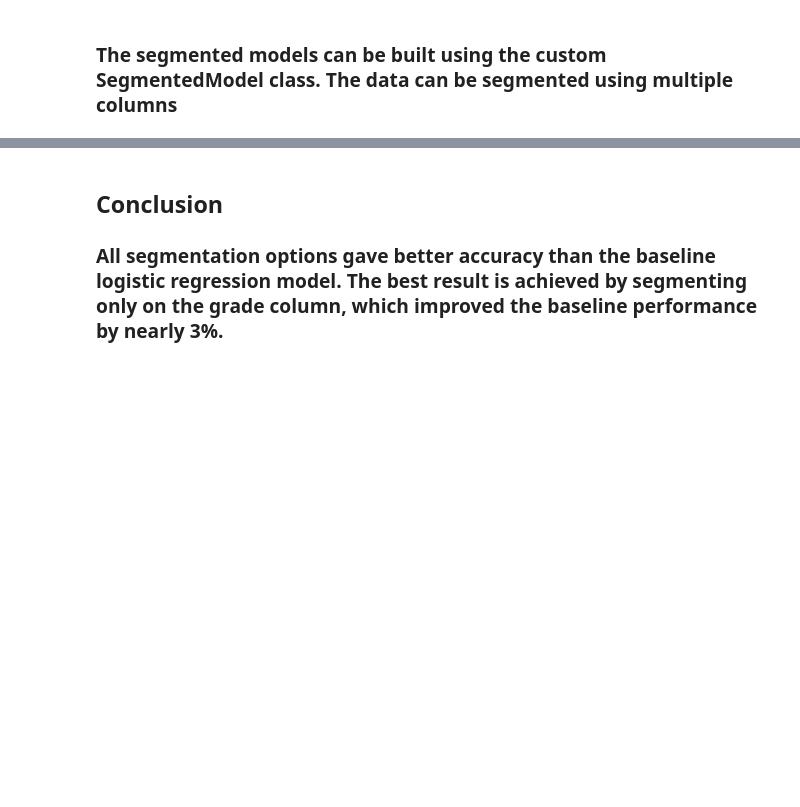
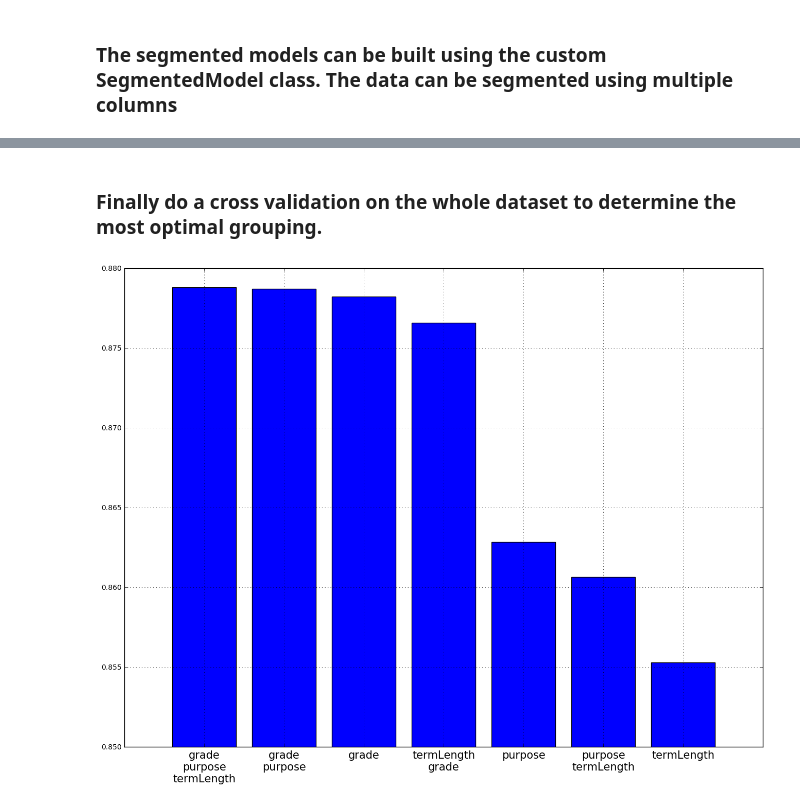
Before and after one commit to ergindemir/lending-club, a Jupyter notebook: Segmentation.ipynb, the cells around one changed output, grey strips where cells are left out. Saved outputs shown, nothing was run; the diff lists cells and outputs as text; code cells hidden in the pictures; blank space fills up the shorter version.

```diff
--- a/Segmentation.ipynb
+++ b/Segmentation.ipynb
@@ -124,4 +126,22 @@ print np.array([group_testscores,group_trainscores]).T
-# %% [markdown]
-## Conclusion
-
-### All segmentation options gave better accuracy than the baseline logistic regression model. The best result is achieved by segmenting only on the grade column, which improved the baseline performance by nearly 3%.
+# %% [markdown]
+### Finally do a cross validation on the whole dataset to determine the most optimal grouping.
+# %%
+crossval_scores = []
+group_names = []
+model = LogisticRegression()
+
+for groups in groups_list:
+    group_columns = list(zip(*groups)[0])
+    group_names.append('\n'.join(group_columns))
+    data.merge_dataset(exclude_columns=['sub_grade','Volatility']+group_columns, type='dummy')
+    X_train, X_test, y_train, y_test = data.get_train_test_set(test_size=0)
+    sm = SegmentedModel(df, groups, model)
+    crossval_scores.append(cross_val_score(sm, X_train, y_train, cv=3, n_jobs=-1).mean())
+# %%
+(crossval_scores,group_names) = zip(*sorted(zip(crossval_scores,group_names),reverse=True))
+plt.bar(range(len(group_names)),group_testscores,align='center')
+plt.xticks(range(len(group_names)),group_names, fontsize=15)
+plt.ylim((.85,0.88))
+plt.grid()
+# %% [output]
+[figure, added]
```
Also changed, not shown: parts of 10 cells of this notebook, 2 other files.
